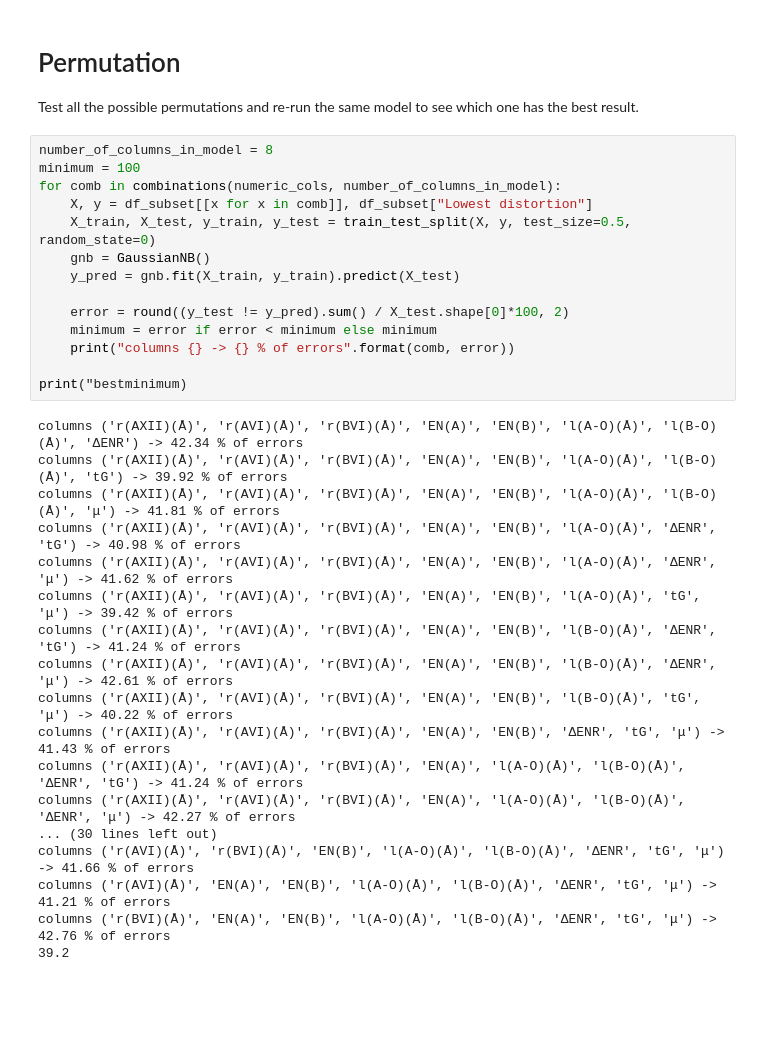
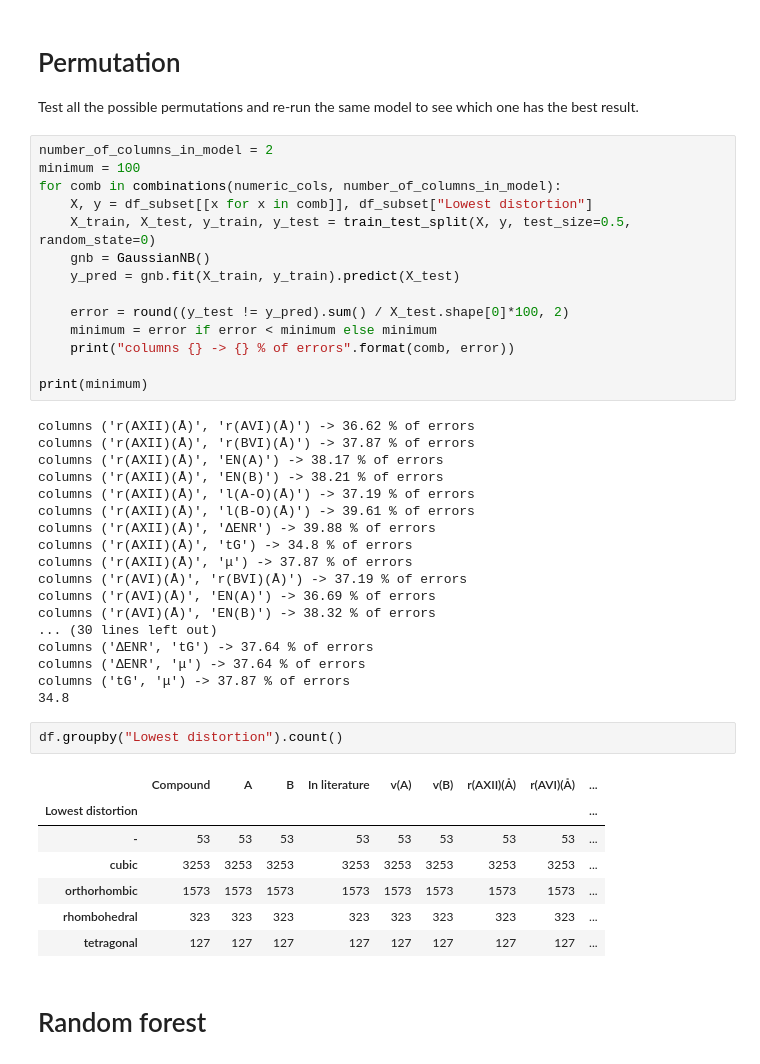
Before and after one commit to Dunckleosteus/Peroskite, a Jupyter notebook: test.ipynb, the cells around one changed output. Cells and saved outputs as stored; diff of their text form; blank space fills up the shorter version.

```diff
--- a/test.ipynb
+++ b/test.ipynb
@@ -132,7 +133,7 @@ Number of mislabeled points out of a total 2638 points : 1111
 # Permutation
 Test all the possible permutations and re-run the same model to see which one has the best result.
 # %%
-number_of_columns_in_model = 8
+number_of_columns_in_model = 2
 minimum = 100
 for comb in combinations(numeric_cols, number_of_columns_in_model):
     X, y = df_subset[[x for x in comb]], df_subset["Lowest distortion"]
@@ -144,22 +145,34 @@ for comb in combinations(numeric_cols, number_of_columns_in_model):
     minimum = error if error < minimum else minimum
     print("columns {} -> {} % of errors".format(comb, error))
 
-print("bestminimum)
+print(minimum)
 # %% [output]
-columns ('r(AXII)(Å)', 'r(AVI)(Å)', 'r(BVI)(Å)', 'EN(A)', 'EN(B)', 'l(A-O)(Å)', 'l(B-O)(Å)', 'ΔENR') -> 42.34 % of errors
-columns ('r(AXII)(Å)', 'r(AVI)(Å)', 'r(BVI)(Å)', 'EN(A)', 'EN(B)', 'l(A-O)(Å)', 'l(B-O)(Å)', 'tG') -> 39.92 % of errors
-columns ('r(AXII)(Å)', 'r(AVI)(Å)', 'r(BVI)(Å)', 'EN(A)', 'EN(B)', 'l(A-O)(Å)', 'l(B-O)(Å)', 'μ') -> 41.81 % of errors
-columns ('r(AXII)(Å)', 'r(AVI)(Å)', 'r(BVI)(Å)', 'EN(A)', 'EN(B)', 'l(A-O)(Å)', 'ΔENR', 'tG') -> 40.98 % of errors
-columns ('r(AXII)(Å)', 'r(AVI)(Å)', 'r(BVI)(Å)', 'EN(A)', 'EN(B)', 'l(A-O)(Å)', 'ΔENR', 'μ') -> 41.62 % of errors
-columns ('r(AXII)(Å)', 'r(AVI)(Å)', 'r(BVI)(Å)', 'EN(A)', 'EN(B)', 'l(A-O)(Å)', 'tG', 'μ') -> 39.42 % of errors
-columns ('r(AXII)(Å)', 'r(AVI)(Å)', 'r(BVI)(Å)', 'EN(A)', 'EN(B)', 'l(B-O)(Å)', 'ΔENR', 'tG') -> 41.24 % of errors
-columns ('r(AXII)(Å)', 'r(AVI)(Å)', 'r(BVI)(Å)', 'EN(A)', 'EN(B)', 'l(B-O)(Å)', 'ΔENR', 'μ') -> 42.61 % of errors
-columns ('r(AXII)(Å)', 'r(AVI)(Å)', 'r(BVI)(Å)', 'EN(A)', 'EN(B)', 'l(B-O)(Å)', 'tG', 'μ') -> 40.22 % of errors
-columns ('r(AXII)(Å)', 'r(AVI)(Å)', 'r(BVI)(Å)', 'EN(A)', 'EN(B)', 'ΔENR', 'tG', 'μ') -> 41.43 % of errors
-columns ('r(AXII)(Å)', 'r(AVI)(Å)', 'r(BVI)(Å)', 'EN(A)', 'l(A-O)(Å)', 'l(B-O)(Å)', 'ΔENR', 'tG') -> 41.24 % of errors
-columns ('r(AXII)(Å)', 'r(AVI)(Å)', 'r(BVI)(Å)', 'EN(A)', 'l(A-O)(Å)', 'l(B-O)(Å)', 'ΔENR', 'μ') -> 42.27 % of errors
+columns ('r(AXII)(Å)', 'r(AVI)(Å)') -> 36.62 % of errors
+columns ('r(AXII)(Å)', 'r(BVI)(Å)') -> 37.87 % of errors
+columns ('r(AXII)(Å)', 'EN(A)') -> 38.17 % of errors
+columns ('r(AXII)(Å)', 'EN(B)') -> 38.21 % of errors
+columns ('r(AXII)(Å)', 'l(A-O)(Å)') -> 37.19 % of errors
+columns ('r(AXII)(Å)', 'l(B-O)(Å)') -> 39.61 % of errors
+columns ('r(AXII)(Å)', 'ΔENR') -> 39.88 % of errors
+columns ('r(AXII)(Å)', 'tG') -> 34.8 % of errors
+columns ('r(AXII)(Å)', 'μ') -> 37.87 % of errors
+columns ('r(AVI)(Å)', 'r(BVI)(Å)') -> 37.19 % of errors
+columns ('r(AVI)(Å)', 'EN(A)') -> 36.69 % of errors
+columns ('r(AVI)(Å)', 'EN(B)') -> 38.32 % of errors
 ... (30 lines left out)
-columns ('r(AVI)(Å)', 'r(BVI)(Å)', 'EN(B)', 'l(A-O)(Å)', 'l(B-O)(Å)', 'ΔENR', 'tG', 'μ') -> 41.66 % of errors
-columns ('r(AVI)(Å)', 'EN(A)', 'EN(B)', 'l(A-O)(Å)', 'l(B-O)(Å)', 'ΔENR', 'tG', 'μ') -> 41.21 % of errors
-columns ('r(BVI)(Å)', 'EN(A)', 'EN(B)', 'l(A-O)(Å)', 'l(B-O)(Å)', 'ΔENR', 'tG', 'μ') -> 42.76 % of errors
-39.2
+columns ('ΔENR', 'tG') -> 37.64 % of errors
+columns ('ΔENR', 'μ') -> 37.64 % of errors
+columns ('tG', 'μ') -> 37.87 % of errors
+34.8
+# %%
+df.groupby("Lowest distortion").count()
+# %% [output]
+|  | Compound | A | B | In literature | v(A) | v(B) | r(AXII)(Å) | r(AVI)(Å) | ... |
+| Lowest distortion |  |  |  |  |  |  |  |  | ... |
+| - | 53 | 53 | 53 | 53 | 53 | 53 | 53 | 53 | ... |
+| cubic | 3253 | 3253 | 3253 | 3253 | 3253 | 3253 | 3253 | 3253 | ... |
+| orthorhombic | 1573 | 1573 | 1573 | 1573 | 1573 | 1573 | 1573 | 1573 | ... |
+| rhombohedral | 323 | 323 | 323 | 323 | 323 | 323 | 323 | 323 | ... |
+| tetragonal | 127 | 127 | 127 | 127 | 127 | 127 | 127 | 127 | ... |
+# %% [markdown]
+# Random forest
```
Also changed, not shown: parts of 10 cells of this notebook.
